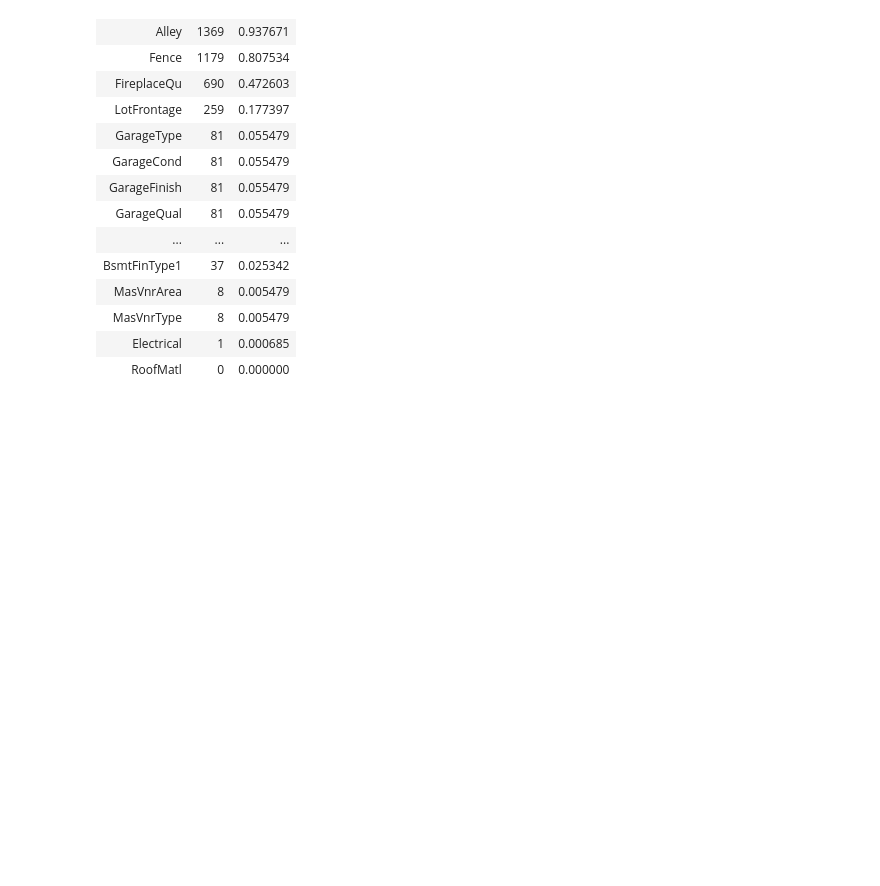
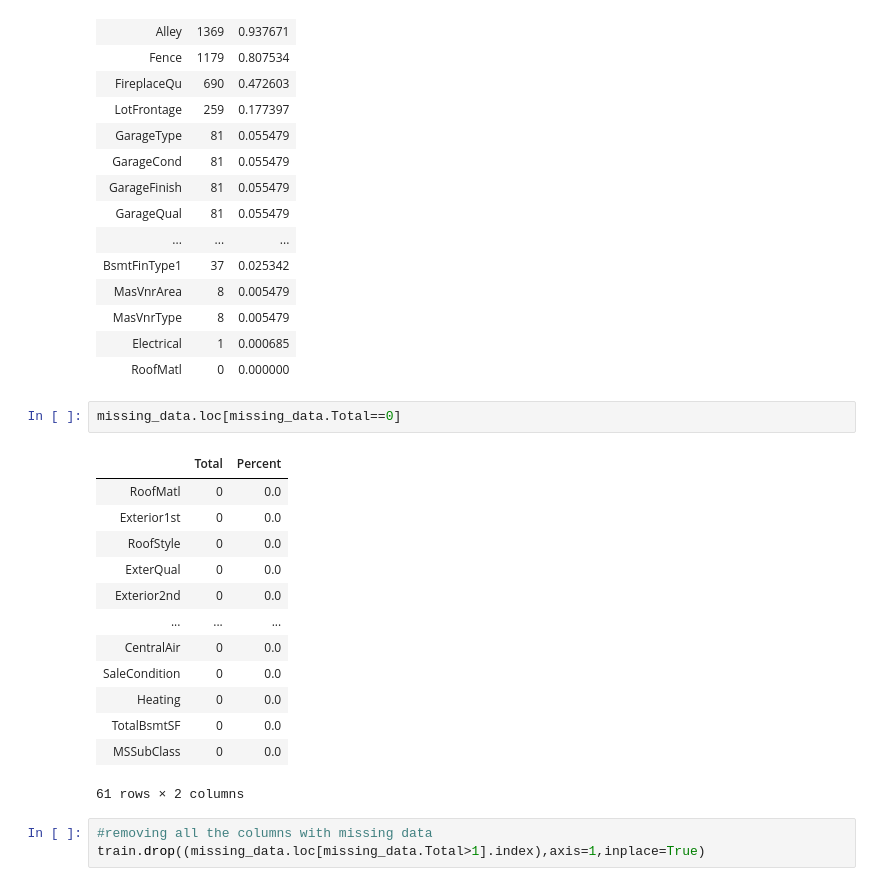
Before and after one commit to aabdygaziev/housing_prices, a Jupyter notebook: Untitled.ipynb, the cells around one changed output. Saved outputs shown, nothing was run; the diff lists cells and outputs as text; blank space fills up the shorter version.

```diff
--- a/Untitled.ipynb
+++ b/Untitled.ipynb
@@ -188,3 +188,22 @@ missing_data.head(20)
 | MasVnrType | 8 | 0.005479 |
 | Electrical | 1 | 0.000685 |
 | RoofMatl | 0 | 0.000000 |
+# %%
+missing_data.loc[missing_data.Total==0]
+# %% [output]
+|  | Total | Percent |
+| RoofMatl | 0 | 0.0 |
+| Exterior1st | 0 | 0.0 |
+| RoofStyle | 0 | 0.0 |
+| ExterQual | 0 | 0.0 |
+| Exterior2nd | 0 | 0.0 |
+| ... | ... | ... |
+| CentralAir | 0 | 0.0 |
+| SaleCondition | 0 | 0.0 |
+| Heating | 0 | 0.0 |
+| TotalBsmtSF | 0 | 0.0 |
+| MSSubClass | 0 | 0.0 |
+61 rows × 2 columns
+# %%
+#removing all the columns with missing data
+train.drop((missing_data.loc[missing_data.Total>1].index),axis=1,inplace=True)
```
Also changed, not shown: parts of 3 cells of this notebook.
